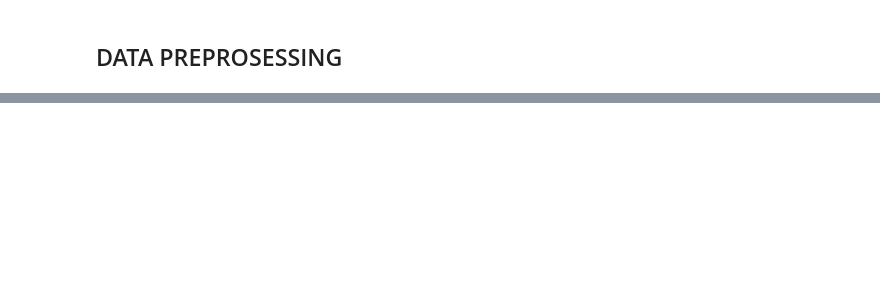
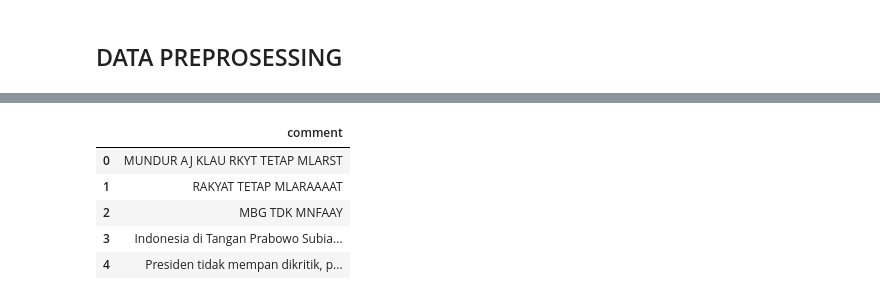
Before and after one commit to manshadrean/MD-analysis, a Jupyter notebook: analisis-sentimen.ipynb, the cells around one changed output, grey strips where cells are left out. Saved outputs shown, nothing was run; the diff lists cells and outputs as text; code cells hidden in the pictures; blank space fills up the shorter version.

```diff
--- a/analisis-sentimen.ipynb
+++ b/analisis-sentimen.ipynb
@@ -145,0 +227,10 @@ data.head()
+# %%
+df = pd.DataFrame(data[['comment']])
+df.head()
+# %% [output]
+|  | comment |
+| 0 | MUNDUR AJ KLAU RKYT TETAP MLARST |
+| 1 | RAKYAT TETAP MLARAAAAT |
+| 2 | MBG TDK MNFAAY |
+| 3 | Indonesia di Tangan Prabowo Subia... |
+| 4 | Presiden tidak mempan dikritik, p... |
```
Also changed, not shown: parts of 9 cells of this notebook, 1 other file.
